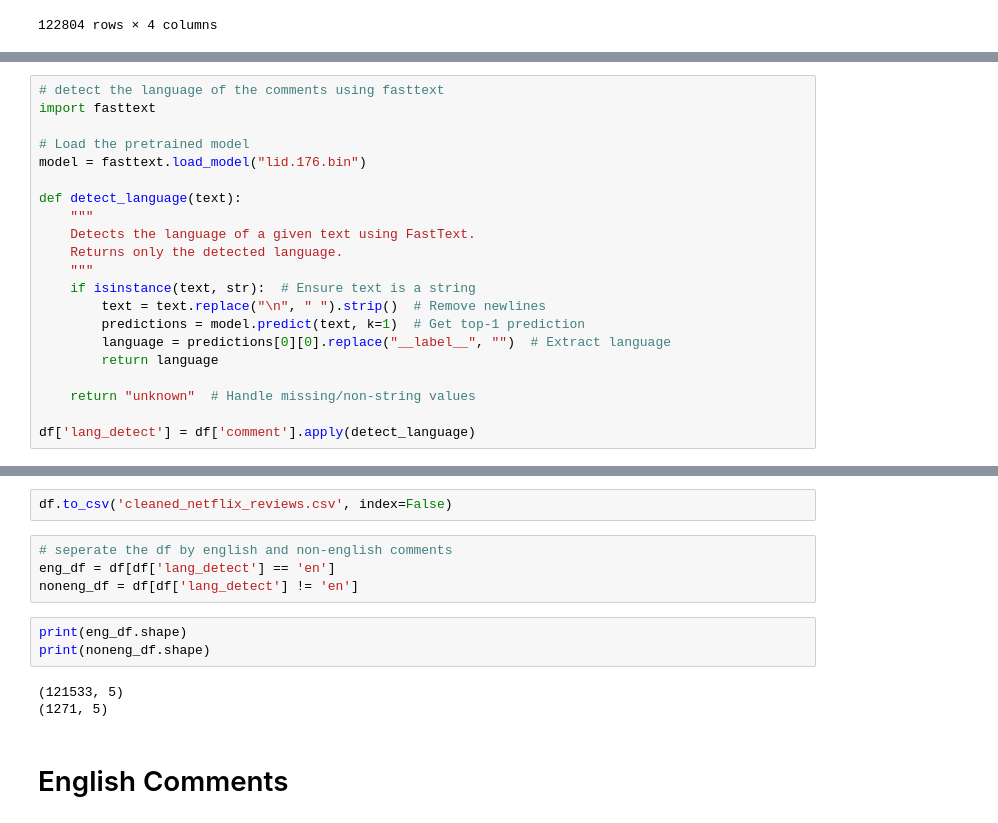
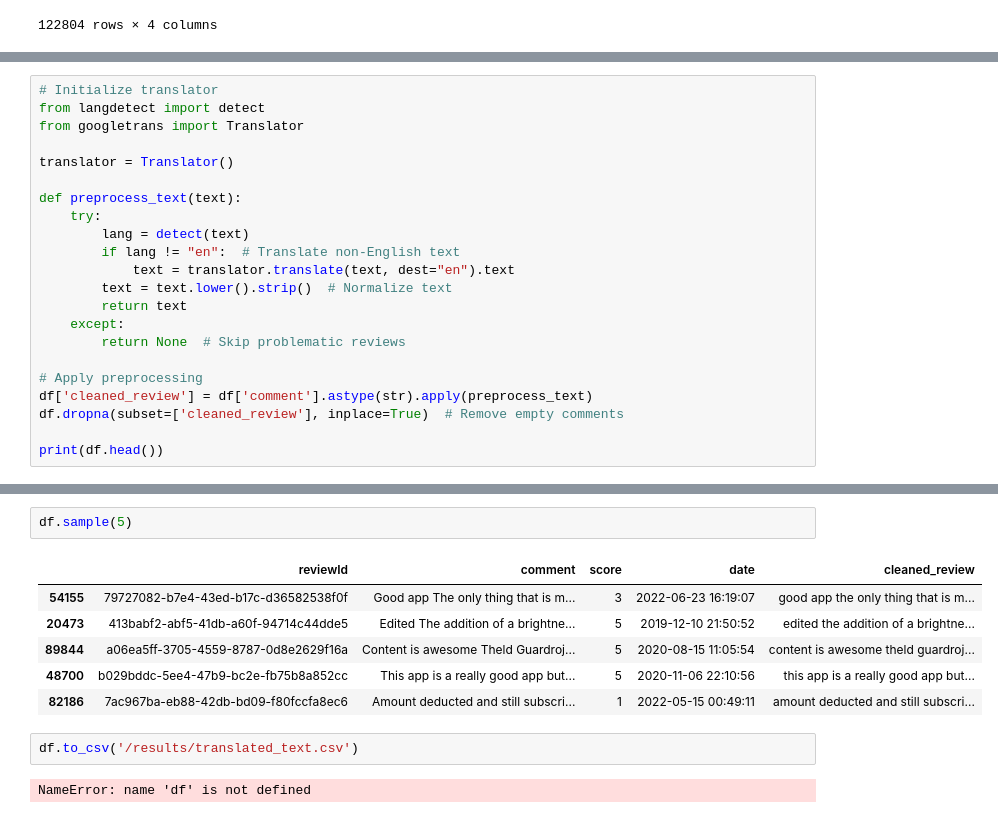
Before and after one commit to babli18/comment-classifier, a Jupyter notebook: data_eda_preprocessing.ipynb, the cells around one changed output, grey strips where cells are left out. Saved outputs shown, nothing was run; the diff lists cells and outputs as text.

Commit message:
translated comments

```diff
--- a/data_eda_preprocessing.ipynb
+++ b/data_eda_preprocessing.ipynb
@@ -314,21 +302,0 @@ df
-# %%
-# detect the language of the comments using fasttext
-import fasttext
-
-# Load the pretrained model
-model = fasttext.load_model("lid.176.bin")
-
-def detect_language(text):
-    """
-    Detects the language of a given text using FastText.
-    Returns only the detected language.
-    """
-    if isinstance(text, str):  # Ensure text is a string
-        text = text.replace("\n", " ").strip()  # Remove newlines
-        predictions = model.predict(text, k=1)  # Get top-1 prediction
-        language = predictions[0][0].replace("__label__", "")  # Extract language
-        return language
-
-    return "unknown"  # Handle missing/non-string values
-
-df['lang_detect'] = df['comment'].apply(detect_language)
@@ -340,0 +303,22 @@ See the caveats in the documentation: https://pandas.pydata.org/pandas-docs/stab
+# %%
+# Initialize translator
+from langdetect import detect
+from googletrans import Translator
+
+translator = Translator()
+
+def preprocess_text(text):
+    try:
+        lang = detect(text)
+        if lang != "en":  # Translate non-English text
+            text = translator.translate(text, dest="en").text
+        text = text.lower().strip()  # Normalize text
+        return text
+    except:
+        return None  # Skip problematic reviews
+
+# Apply preprocessing
+df['cleaned_review'] = df['comment'].astype(str).apply(preprocess_text)
+df.dropna(subset=['cleaned_review'], inplace=True)  # Remove empty comments
+
+print(df.head())
@@ -341,14 +355,13 @@ See the caveats in the documentation: https://pandas.pydata.org/pandas-docs/stab
+# %%
+df.sample(5)
+# %% [output]
+|  | reviewId | comment | score | date | cleaned_review |
+| 54155 | 79727082-b7e4-43ed-b17c-d36582538f0f | Good app The only thing that is m... | 3 | 2022-06-23 16:19:07 | good app the only thing that is m... |
+| 20473 | 413babf2-abf5-41db-a60f-94714c44dde5 | Edited The addition of a brightne... | 5 | 2019-12-10 21:50:52 | edited the addition of a brightne... |
+| 89844 | a06ea5ff-3705-4559-8787-0d8e2629f16a | Content is awesome Theld Guardroj... | 5 | 2020-08-15 11:05:54 | content is awesome theld guardroj... |
+| 48700 | b029bddc-5ee4-47b9-bc2e-fb75b8a852cc | This app is a really good app but... | 5 | 2020-11-06 22:10:56 | this app is a really good app but... |
+| 82186 | 7ac967ba-eb88-42db-bd09-f80fccfa8ec6 | Amount deducted and still subscri... | 1 | 2022-05-15 00:49:11 | amount deducted and still subscri... |
 # %%
-df.to_csv('cleaned_netflix_reviews.csv', index=False)
+df.to_csv('/results/translated_text.csv')
+# %% [output]
+NameError: name 'df' is not defined
-# %%
-# seperate the df by english and non-english comments
-eng_df = df[df['lang_detect'] == 'en']
-noneng_df = df[df['lang_detect'] != 'en']
-# %%
-print(eng_df.shape)
-print(noneng_df.shape)
-# %% [output]
-(121533, 5)
-(1271, 5)
-# %% [markdown]
-# English Comments
```
Also changed, not shown: parts of 5 cells of this notebook.
